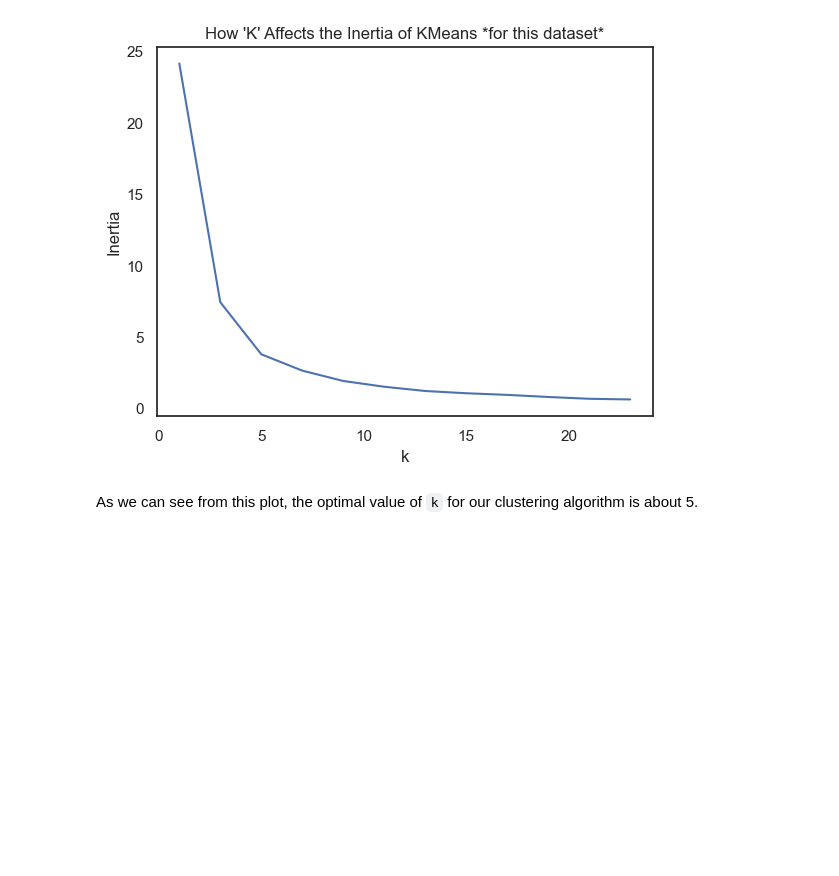
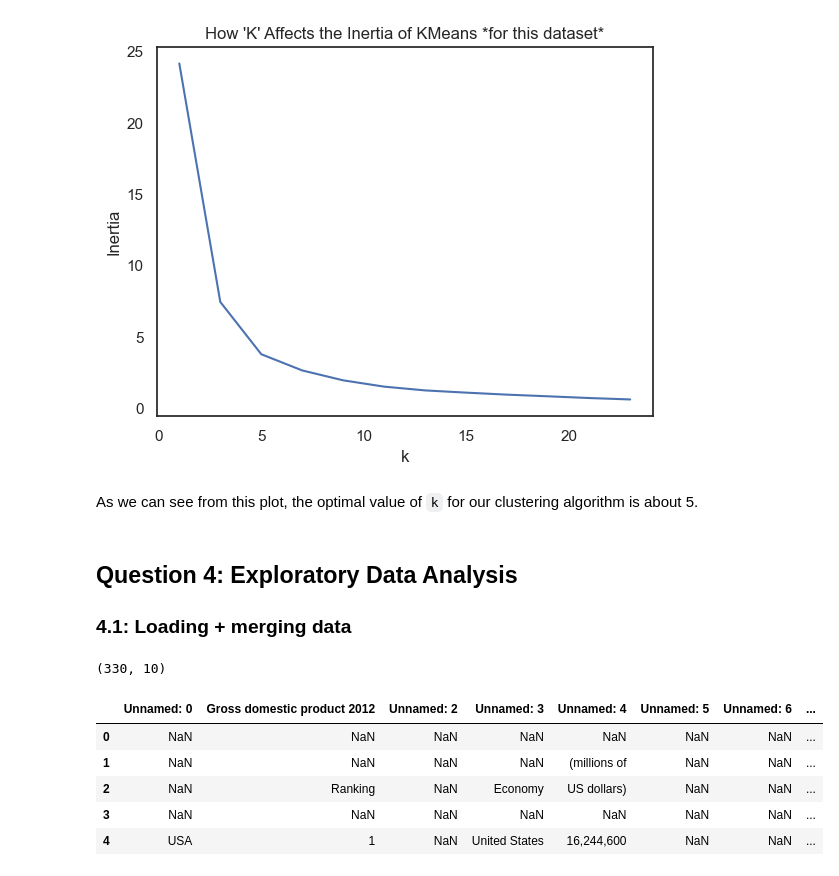
Before and after one commit to UPstartDeveloper/ML-Fundamentals-and-Apps, a Jupyter notebook: SyedRaza_HW1/SyedRaza_HW1.ipynb, the cells around one changed output. Drawn from its saved outputs; the diff is of its cells as text; code cells hidden in the pictures; blank space fills up the shorter version.

```diff
--- a/SyedRaza_HW1/SyedRaza_HW1.ipynb
+++ b/SyedRaza_HW1/SyedRaza_HW1.ipynb
@@ -242,3 +241,19 @@ plt.show()
 [figure]
 # %% [markdown]
 As we can see from this plot, the optimal value of `k` for our clustering algorithm is about 5.
+# %% [markdown]
+## Question 4: Exploratory Data Analysis
+
+### 4.1: Loading + merging data
+# %%
+gdp = pd.read_csv("GDP.csv", encoding_errors="ignore")  # I think the data got messed up somehow
+print(gdp.shape)   # but it looks like we got all the useful rows, so it should be ok
+gdp.head()  # lot of nan I think
+# %% [output]
+(330, 10)
+|  | Unnamed: 0 | Gross domestic product 2012 | Unnamed: 2 | Unnamed: 3 | Unnamed: 4 | Unnamed: 5 | Unnamed: 6 | ... |
+| 0 | NaN | NaN | NaN | NaN | NaN | NaN | NaN | ... |
+| 1 | NaN | NaN | NaN | NaN | (millions of | NaN | NaN | ... |
+| 2 | NaN | Ranking | NaN | Economy | US dollars) | NaN | NaN | ... |
+| 3 | NaN | NaN | NaN | NaN | NaN | NaN | NaN | ... |
+| 4 | USA | 1 | NaN | United States | 16,244,600 | NaN | NaN | ... |
```
Also changed, not shown: parts of 38 cells of this notebook, 1 other file.
